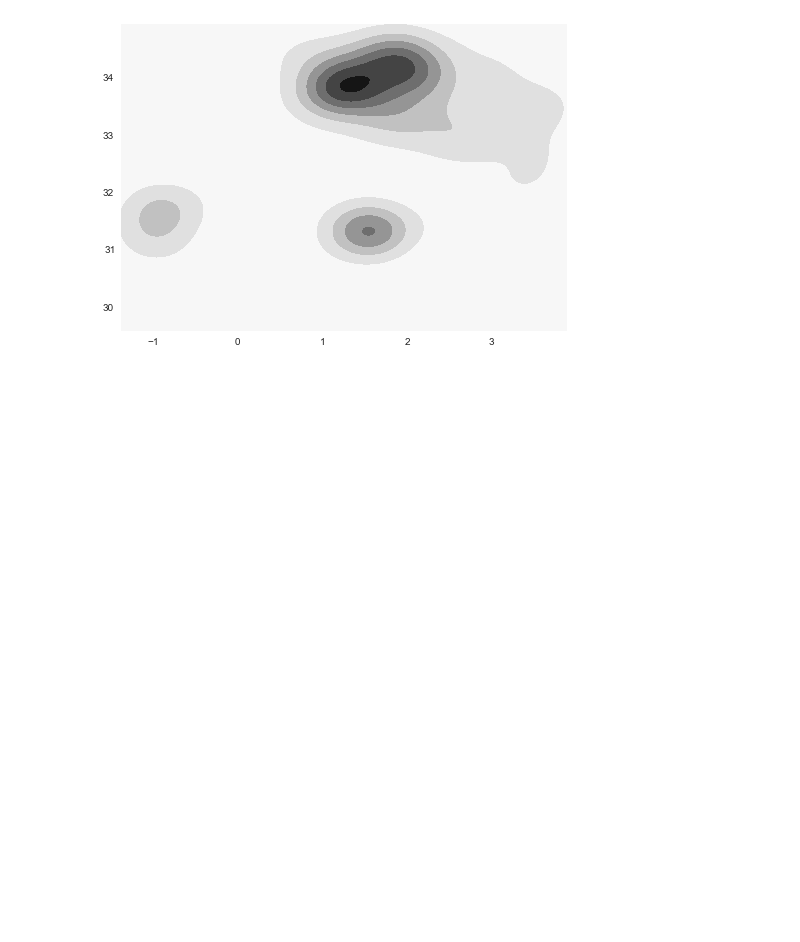
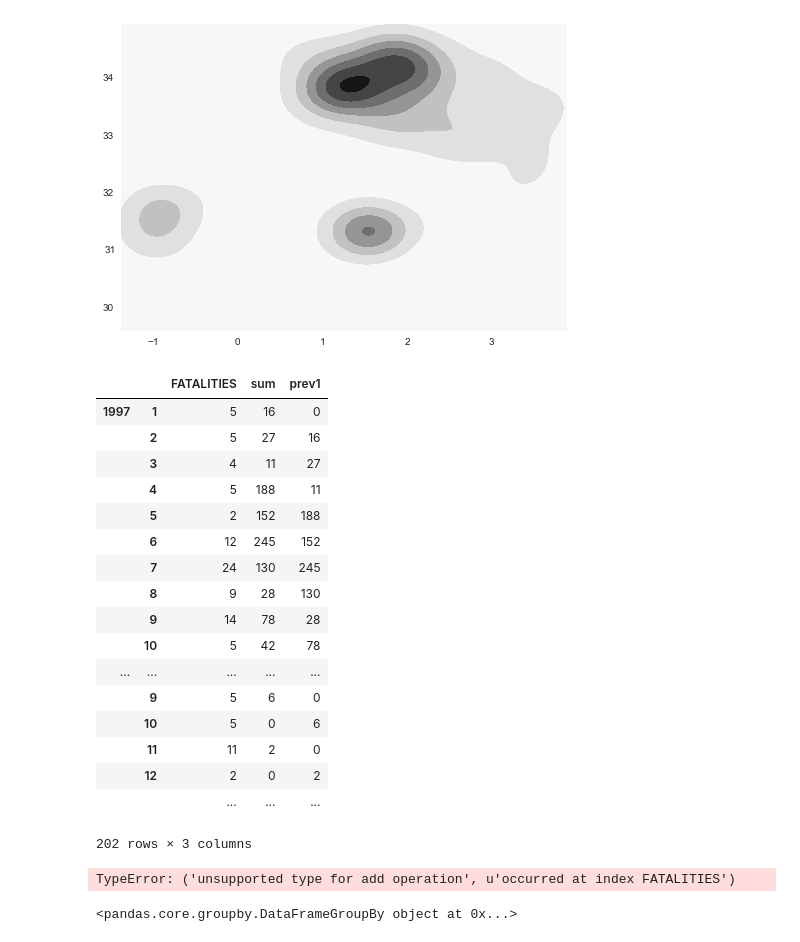
Before and after one commit to pjbull/civil_conflict, a Jupyter notebook: UgandaExplore.ipynb, the cells around one changed output. Cells and saved outputs as stored; diff of their text form; code cells hidden in the pictures; blank space fills up the shorter version.

```diff
--- a/UgandaExplore.ipynb
+++ b/UgandaExplore.ipynb
@@ -436,3 +415,66 @@ plt.contourf(LA, LO, k.pdf([LA.ravel(), LO.ravel()]).reshape(200, 200).T)
 # %% [output]
 <matplotlib.contour.QuadContourSet instance at 0x...>
 [figure]
+# %%
+dt = uganda_data[['EVENT_DATE', 'FATALITIES']]
+
+by = lambda x: lambda y: getattr(y, x)
+dri = dt.set_index('EVENT_DATE', inplace=False)
+fatality_df = dri.groupby([by('year'), by('month')]).count()
+fatality_df['sum'] = dri.groupby([by('year'), by('month')]).sum()
+
+def add_lags(df, num_lags):
+    for i in range(num_lags):
+        col_name = 'prev{}sum'.format(i)
+        df[col_name] = np.zeros(df.shape[0])
+        df[col_name][1:] = df['sum'][:-1]
+
+
+fatality_df
+# %% [output]
+|  |  | FATALITIES | sum | prev1 |
+| 1997 | 1 | 5 | 16 | 0 |
+|  | 2 | 5 | 27 | 16 |
+|  | 3 | 4 | 11 | 27 |
+|  | 4 | 5 | 188 | 11 |
+|  | 5 | 2 | 152 | 188 |
+|  | 6 | 12 | 245 | 152 |
+|  | 7 | 24 | 130 | 245 |
+|  | 8 | 9 | 28 | 130 |
+|  | 9 | 14 | 78 | 28 |
+|  | 10 | 5 | 42 | 78 |
+| ... | ... | ... | ... | ... |
+|  | 9 | 5 | 6 | 0 |
+|  | 10 | 5 | 0 | 6 |
+|  | 11 | 11 | 2 | 0 |
+|  | 12 | 2 | 0 | 2 |
+|  |  | ... | ... | ... |
+202 rows × 3 columns
+# %%
+from pandas.tseries.offsets import DateOffset
+def get_prev(x, offset=7):
+    # get neighborhood for this dataframe in the groupby
+    year = zip(*x.index)[0]
+
+    # get indices for previous days that we care about (second index
+    # in the multiindex for this groupby)
+    index_sets = []
+    for i in range(1, offset+1):
+        offsets = [z - DateOffset(months=i) for z in zip(*x.index)[1]]
+        ind = pd.MultiIndex.from_tuples(zip(year, offsets))
+        index_sets.append(ind)
+
+    # calculate cummulative columns
+    for i in range(1, offset+1):
+        x['prev'+str(i)] = x['FATALITIES'].values
+        for ind in index_sets[:i]:
+            x['prev'+str(i)] += x.loc[ind]['FATALITIES'].values
+    return x
+
+fatality_df = fatality_df.apply(get_prev)
+# %% [output]
+TypeError: ('unsupported type for add operation', u'occurred at index FATALITIES')
+# %%
+dr
+# %% [output]
+<pandas.core.groupby.DataFrameGroupBy object at 0x...>
```
Also changed, not shown: parts of 4 cells of this notebook, 2 other files.
